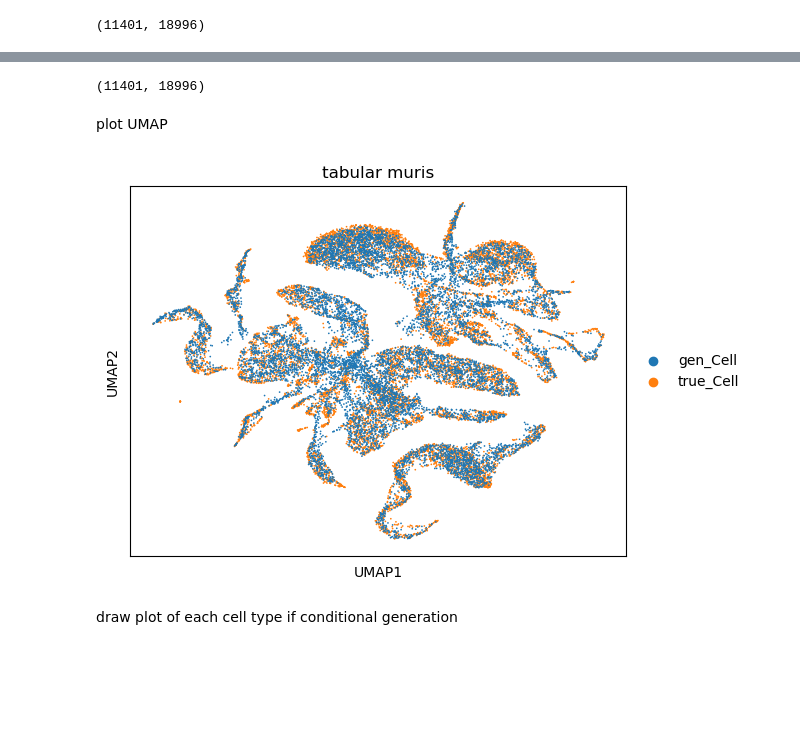
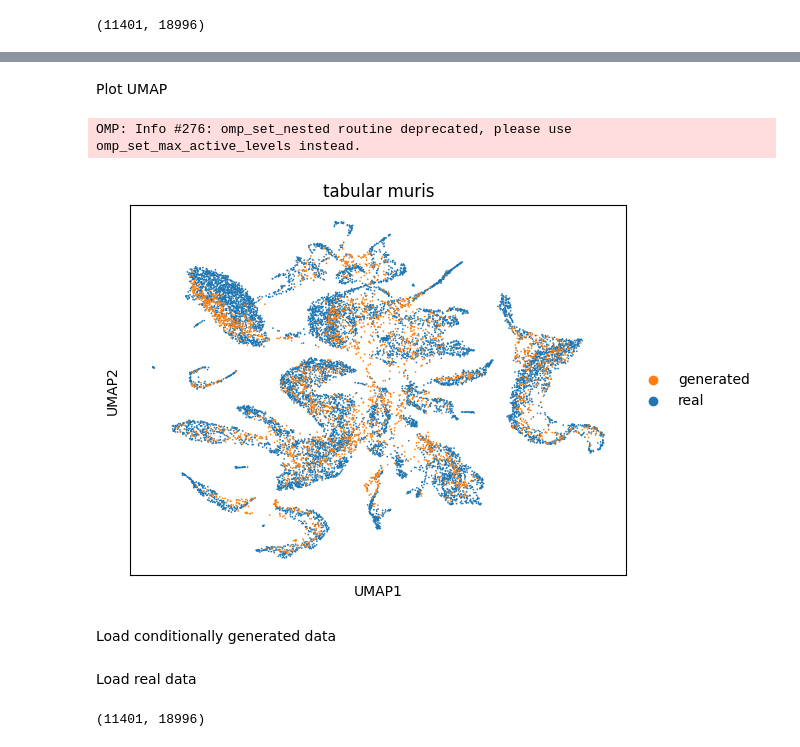
Before and after one commit to JeanRadig/scDiffusion, a Jupyter notebook: exp_script/script_diffusion_umap.ipynb, the cells around one changed output, grey strips where cells are left out. Cells and saved outputs as stored; diff of their text form; code cells hidden in the pictures; blank space fills up the shorter version.

Commit message:
fixed classifier sample, umap plots for unconditional and conditional sampling

```diff
--- a/exp_script/script_diffusion_umap.ipynb
+++ b/exp_script/script_diffusion_umap.ipynb
@@ -133,8 +133,8 @@ sc.pp.log1p(adata)
 gene_names = adata.var_names
 
 celltype = adata.obs['celltype']
-cell_data = adata.X.toarray()
-cell_data.shape
+real_data = adata.X.toarray()
+real_data.shape
 # %% [output]
 (11401, 18996)
 # %% [markdown]
@@ -142,9 +142,9 @@ unconditional generated data
 # %%
 npzfile=np.load(path_to_unconditional_sample,allow_pickle=True)
-cell_gen_all = npzfile['cell_gen'][::5]
+cell_gen_all = npzfile['cell_gen'][::]
 
 autoencoder = load_VAE()
-cell_gen = autoencoder(torch.tensor(cell_gen_all).cuda(),return_decoded=True).cpu().detach().numpy()
+gen_data = autoencoder(torch.tensor(cell_gen_all),return_decoded=True).cpu().detach().numpy()
 
-cell_gen.shape
+gen_data.shape
 # %% [output]
@@ -165,34 +152,11 @@ cell_w.shape
-# %%
-cell_gen_all = []
-gen_class = []
-cato = ['Bladder', 'Heart_and_Aorta', 'Kidney', 'Limb_Muscle', 'Liver',
-       'Lung', 'Mammary_Gland', 'Marrow', 'Spleen', 'Thymus', 'Tongue',
-       'Trachea']
-index2 = [0,1,2,3,4,5,6,7,8,9,10,11]
-for i in index2:
-    npzfile=np.load(f'/data1/lep/Workspace/guided-diffusion/output/muris_condi/muris_{i}_scimilarity.npz',allow_pickle=True)
-    length = min(adata[adata.obs['celltype']==cato[i]].X.shape[0],6000)
-    cell_gen_all.append(npzfile['cell_gen'][:int(length)])#.squeeze(1)
-
-    gen_class+=['gen '+cato[i]]*int(length)
-
-cell_gen_all = np.concatenate(cell_gen_all,axis=0)
-
-autoencoder = load_VAE()
-cell_gen_all = autoencoder(torch.tensor(cell_gen_all).cuda(),return_decoded=True).cpu().detach().numpy()
-
-cell_gen = cell_gen_all
-cell_gen.shape
-# %% [output]
-(11401, 18996)
 # %% [markdown]
-plot UMAP
+Plot UMAP
 # %%
-adata = np.concatenate((cell_data, cell_gen),axis=0)
+adata = np.concatenate((real_data, gen_data),axis=0)
 adata = ad.AnnData(adata, dtype=np.float32)
 
-adata.obs['celltype'] = np.concatenate((celltype, gen_class))
-adata.obs['cell_name'] = [f"true_Cell" for i in range(cell_data.shape[0])]+[f"gen_Cell" for i in range(cell_gen.shape[0])]
+#adata.obs['celltype'] = np.concatenate((celltype, gen_class))
+adata.obs['cell_name'] = [f"real" for i in range(real_data.shape[0])]+[f"generated" for i in range(gen_data.shape[0])]
 # %%
 # the data is already log norm
 sc.pp.highly_variable_genes(adata, min_mean=0.0125, max_mean=3, min_disp=0.5)
@@ -204,8 +168,9 @@ sc.tl.pca(adata, svd_solver='arpack')
 # %%
 sc.pp.neighbors(adata, n_neighbors=10, n_pcs=20)
 sc.tl.umap(adata)
-sc.pl.umap(adata=adata,color="cell_name",size=6,title='tabular muris')
+sc.pl.umap(adata=adata,color="cell_name",size=6,title='tabular muris',palette={"real":"tab:blue", "generated":"tab:orange"})
 # %% [output]
+OMP: Info #276: omp_set_nested routine deprecated, please use omp_set_max_active_levels instead.
-[figure, old version]
+[figure, new version]
-# %% [markdown]
-draw plot of each cell type if conditional generation
+# %% [markdown]
+Load conditionally generated data
@@ -211,0 +179,18 @@ draw plot of each cell type if conditional generation
+# %% [markdown]
+Load real data
+# %%
+
+adata = sc.read_h5ad(path_to_anndata)
+
+adata = adata[np.where(adata.obs['celltype'].values.isnull()==0)[0]][::5]
+
+sc.pp.normalize_total(adata, target_sum=1e4)
+sc.pp.log1p(adata)
+
+gene_names = adata.var_names
+
+real_data_cell_type = adata.obs['celltype']
+real_data = adata.X.toarray()
+real_data.shape
+# %% [output]
+(11401, 18996)
```
Also changed, not shown: parts of 13 cells of this notebook, 1 other file.
